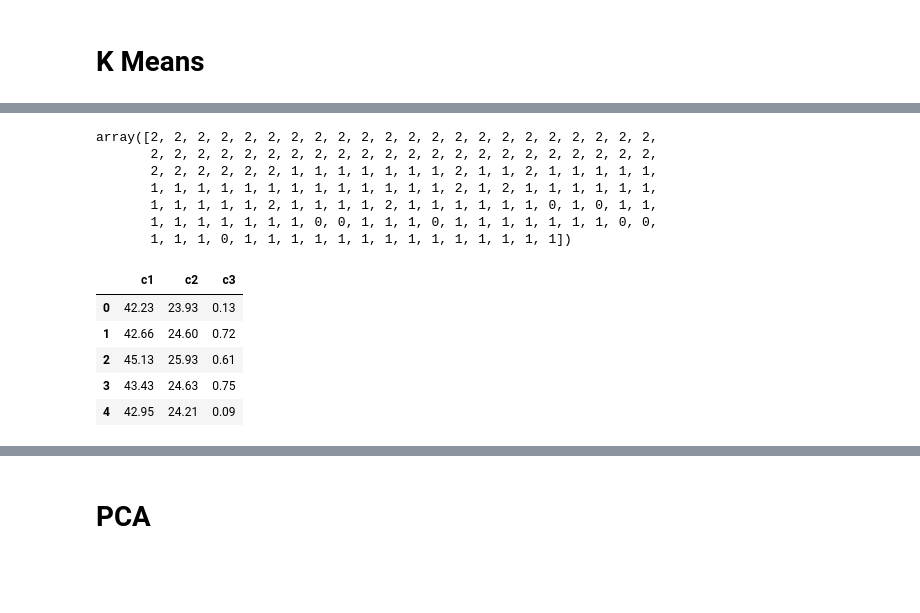
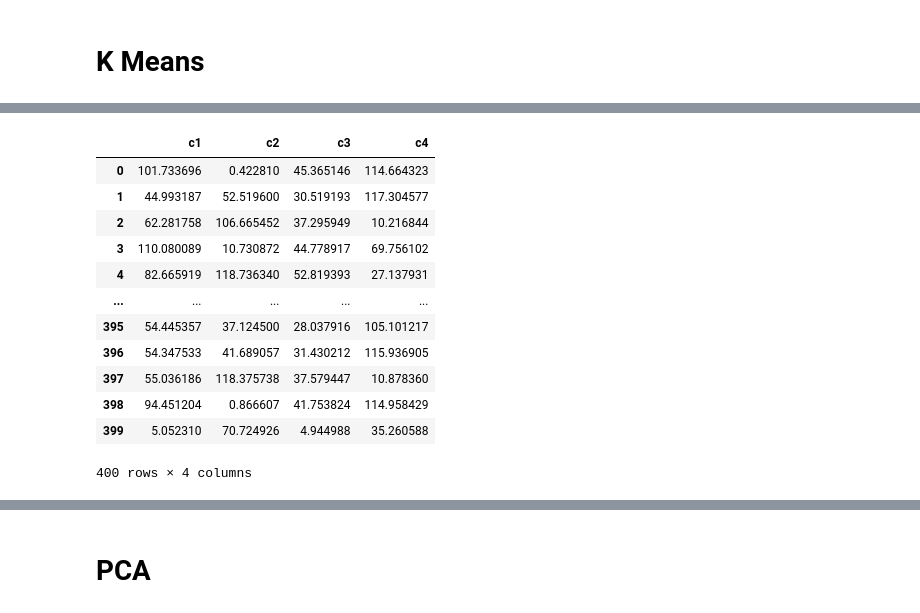
Before and after one commit to FaisalAhmed0/machine_learning_from_scratch, a Jupyter notebook: Faisal_Mohamed_K_means_and_PCA.ipynb, the cells around one changed output, grey strips where cells are left out. Cells and saved outputs as stored; diff of their text form; code cells hidden in the pictures; blank space fills up the shorter version.

```diff
--- a/Faisal_Mohamed_K_means_and_PCA.ipynb
+++ b/Faisal_Mohamed_K_means_and_PCA.ipynb
@@ -7,2 +26,5 @@ data = pd.read_csv("Data.csv")
+# %%
+# Generate data
+data = pd.DataFrame(generate_data(1000))
 # %% [markdown]
 # K Means
@@ -23,7 +46,15 @@ data.head()
 # 4. update the centrioid
 # %%
 # 1. Initilize centroids
-def initlialize_centriods(data, k):
+def initlialize_centroids(data, k):
+  '''
+  initlialize_centroids(data, k)
+  This function initializes random centroids by choosing them randomly from the data.
+  data: dataset as a pandas DataFrame.
+  k: number of centroids.
+  return the centroids as DataFrame.
+  '''
+  # np.random.seed(seed)
   # data size
   n = data.shape[0]
   # Pick random indices
@@ -42,0 +65,6 @@ centriods
+# %%
+# pick three random centriods
+k = 4
+centriods = initlialize_centroids(data, k)
+centriods
+# plt.scatter(centriods.to_numpy()[:, 0], centriods.to_numpy()[:, 1])
@@ -43,33 +77,35 @@ centriods
 # %%
 # 2. compute distances
 from collections import defaultdict
-def compute_distnce(data, centriods):
-  K = centriods.shape[0]
+
+def compute_distnce(data, centroids):
+  '''
+  compute_distnce(data, centriods)
+  This function computes the distance between each point and the centroids.
+  data: dataset as a pandas DataFrame.
+  centroids: cluster centroids.
+  it returns a data frame that contains the point distance from each cluster at each point.
+  '''
+  K = centroids.shape[0]
   dis_df = pd.DataFrame(columns= [f"c{i}" for i in range(1, K+1)])
-  # print( centriods)
   for k in range(K):
-    dis_df[f"c{k+1}"] = ((data - centriods.iloc[k, :])**2).sum(axis=1)
+    dis_df[f"c{k+1}"] = ((data - centroids.iloc[k, :])**2).sum(axis=1)
   return dis_df
 # %%
 dis_df = compute_distnce(data, centriods)
+dis_df
+# %% [output]
+|  | c1 | c2 | c3 | c4 |
+| 0 | 101.733696 | 0.422810 | 45.365146 | 114.664323 |
+| 1 | 44.993187 | 52.519600 | 30.519193 | 117.304577 |
+| 2 | 62.281758 | 106.665452 | 37.295949 | 10.216844 |
+| 3 | 110.080089 | 10.730872 | 44.778917 | 69.756102 |
+| 4 | 82.665919 | 118.736340 | 52.819393 | 27.137931 |
+| ... | ... | ... | ... | ... |
+| 395 | 54.445357 | 37.124500 | 28.037916 | 105.101217 |
+| 396 | 54.347533 | 41.689057 | 31.430212 | 115.936905 |
+| 397 | 55.036186 | 118.375738 | 37.579447 | 10.878360 |
+| 398 | 94.451204 | 0.866607 | 41.753824 | 114.958429 |
+| 399 | 5.052310 | 70.724926 | 4.944988 | 35.260588 |
+400 rows × 4 columns
-# %%
-argmin = dis_df.to_numpy().argmin(axis=1)
-argmin
-# %% [output]
-array([2, 2, 2, 2, 2, 2, 2, 2, 2, 2, 2, 2, 2, 2, 2, 2, 2, 2, 2, 2, 2, 2,
-       2, 2, 2, 2, 2, 2, 2, 2, 2, 2, 2, 2, 2, 2, 2, 2, 2, 2, 2, 2, 2, 2,
-       2, 2, 2, 2, 2, 2, 1, 1, 1, 1, 1, 1, 1, 2, 1, 1, 2, 1, 1, 1, 1, 1,
-       1, 1, 1, 1, 1, 1, 1, 1, 1, 1, 1, 1, 1, 2, 1, 2, 1, 1, 1, 1, 1, 1,
-       1, 1, 1, 1, 1, 2, 1, 1, 1, 1, 2, 1, 1, 1, 1, 1, 1, 0, 1, 0, 1, 1,
-       1, 1, 1, 1, 1, 1, 1, 0, 0, 1, 1, 1, 0, 1, 1, 1, 1, 1, 1, 1, 0, 0,
-       1, 1, 1, 0, 1, 1, 1, 1, 1, 1, 1, 1, 1, 1, 1, 1, 1, 1])
-# %%
-dis_df.head()
-# %% [output]
-|  | c1 | c2 | c3 |
-| 0 | 42.23 | 23.93 | 0.13 |
-| 1 | 42.66 | 24.60 | 0.72 |
-| 2 | 45.13 | 25.93 | 0.61 |
-| 3 | 43.43 | 24.63 | 0.75 |
-| 4 | 42.95 | 24.21 | 0.09 |
 # %%
```
Also changed, not shown: parts of 36 cells of this notebook.
